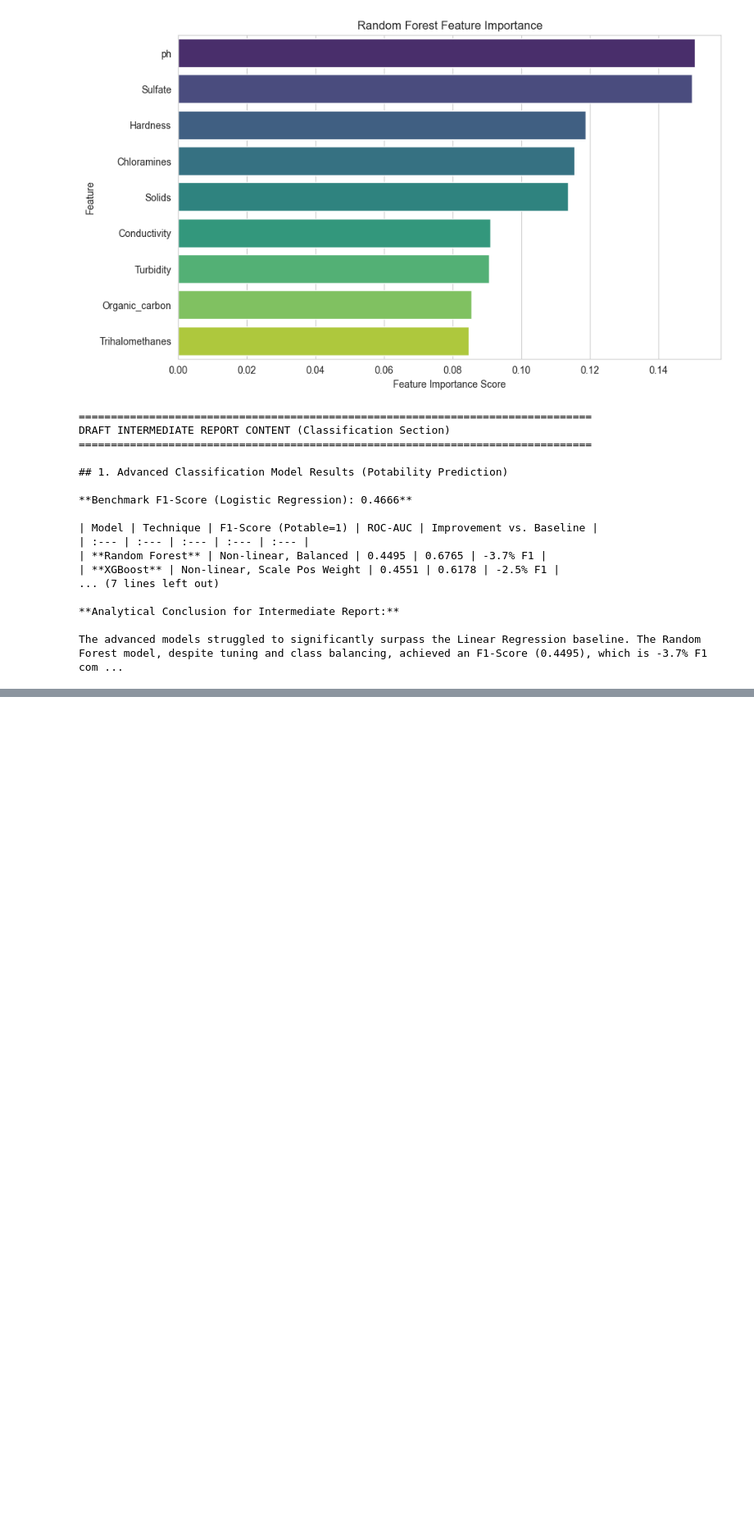
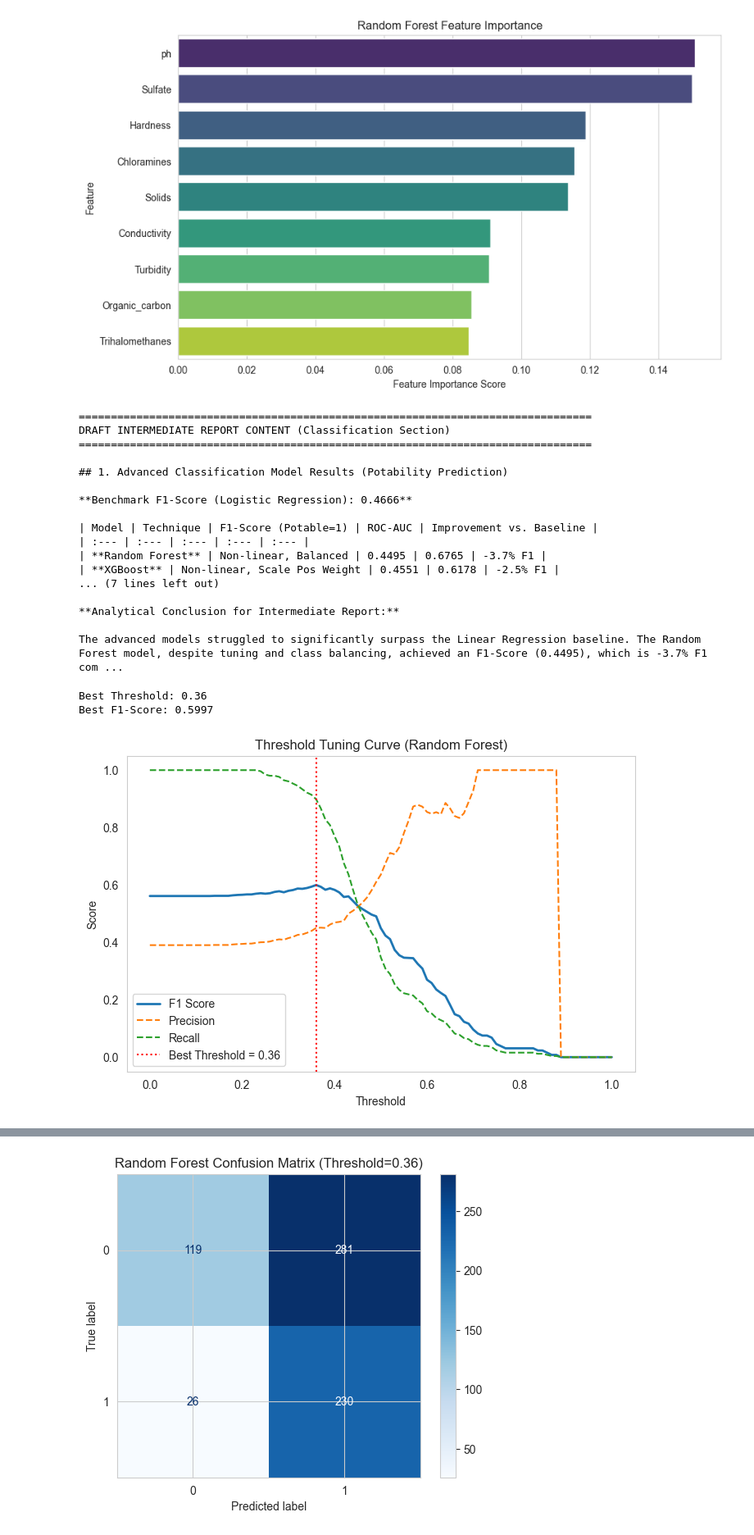
Before and after one commit to DevRaviX/water-quality-prediction, a Jupyter notebook: notebooks/advanced_classification.ipynb, the cells around one changed output, grey strips where cells are left out. Shown at 82% size. Drawn from its saved outputs; the diff is of its cells as text; code cells hidden in the pictures; blank space fills up the shorter version.

Commit message:
Final Report and Visualisations added (3 Nov 2025)

```diff
--- a/notebooks/advanced_classification.ipynb
+++ b/notebooks/advanced_classification.ipynb
@@ -276,0 +279,70 @@ The advanced models struggled to significantly surpass the Linear Regression bas
+# %%
+# --- Threshold Tuning for Random Forest ---
+import numpy as np
+import matplotlib.pyplot as plt
+import warnings
+from sklearn.exceptions import UndefinedMetricWarning
+warnings.filterwarnings('ignore', category=UndefinedMetricWarning)
+from sklearn.metrics import f1_score, precision_score, recall_score, roc_auc_score, confusion_matrix, classification_report
+
+
+# Assuming you already have:
+# model_rf (trained RandomForestClassifier)
+# X_test, y_test (scaled test data)
+# If not, load or reuse from earlier cells.
+
+# 1️⃣ Get predicted probabilities for the positive class (Potable = 1)
+y_probs = rf_model.predict_proba(X_test)[:, 1]
+
+
+# 2️⃣ Sweep thresholds from 0.0 → 1.0
+thresholds = np.arange(0.0, 1.01, 0.01)
+f1_scores = []
+precisions = []
+recalls = []
+
+for t in thresholds:
+    y_pred_thresh = (y_probs >= t).astype(int)
+    f1_scores.append(f1_score(y_test, y_pred_thresh))
+    precisions.append(precision_score(y_test, y_pred_thresh))
+    recalls.append(recall_score(y_test, y_pred_thresh))
+
+# 3️⃣ Find best threshold (max F1)
+best_t = thresholds[np.argmax(f1_scores)]
+best_f1 = max(f1_scores)
+
+print(f"Best Threshold: {best_t:.2f}")
+print(f"Best F1-Score: {best_f1:.4f}")
+
+# 4️⃣ Plot F1 vs Threshold
+plt.figure(figsize=(8,5))
+plt.plot(thresholds, f1_scores, label='F1 Score', lw=2)
+plt.plot(thresholds, precisions, linestyle='--', label='Precision')
+plt.plot(thresholds, recalls, linestyle='--', label='Recall')
+plt.axvline(best_t, color='red', linestyle=':', label=f'Best Threshold = {best_t:.2f}')
+plt.title("Threshold Tuning Curve (Random Forest)")
+plt.xlabel("Threshold")
+plt.ylabel("Score")
+plt.legend()
+plt.grid()
+plt.show()
+
+# 5️⃣ Evaluate metrics at best threshold
+y_pred_best = (y_probs >= best_t).astype(int)
+
+
+print("\nClassification Report (Optimized Threshold):")
+print(classification_report(y_test, y_pred_best, target_names=['Not Potable', 'Potable']))
+
+roc_auc = roc_auc_score(y_test, y_probs)
+print(f"ROC-AUC Score: {roc_auc:.4f}")
+
+# Optional confusion matrix visualization
+from sklearn.metrics import ConfusionMatrixDisplay
+ConfusionMatrixDisplay.from_predictions(y_test, y_pred_best, cmap='Blues')
+plt.title(f"Random Forest Confusion Matrix (Threshold={best_t:.2f})")
+plt.show()
+# %% [output]
+Best Threshold: 0.36
+Best F1-Score: 0.5997
+[figure, added]
@@ -276,0 +360 @@ The advanced models struggled to significantly surpass the Linear Regression bas
+[figure, added]
```
Also changed, not shown: parts of 2 cells of this notebook, 5 other files.
